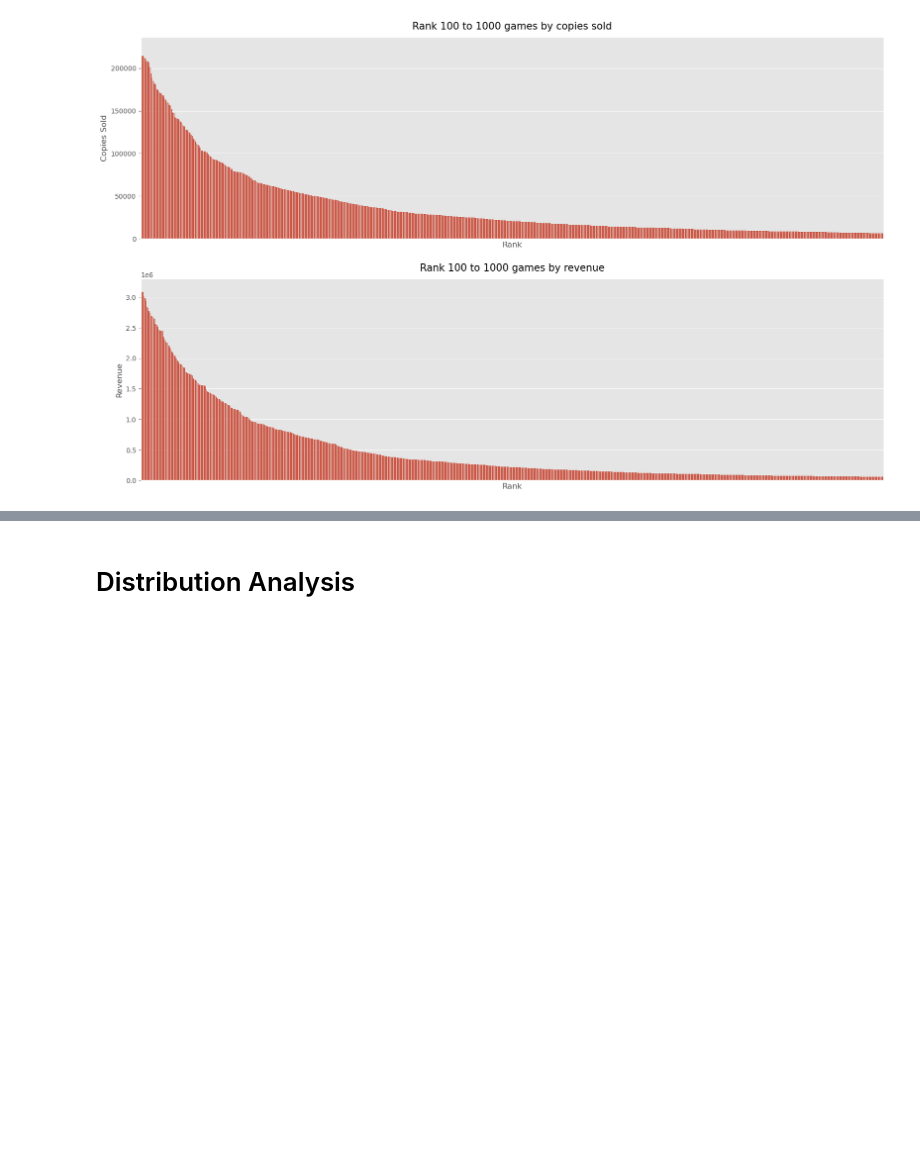
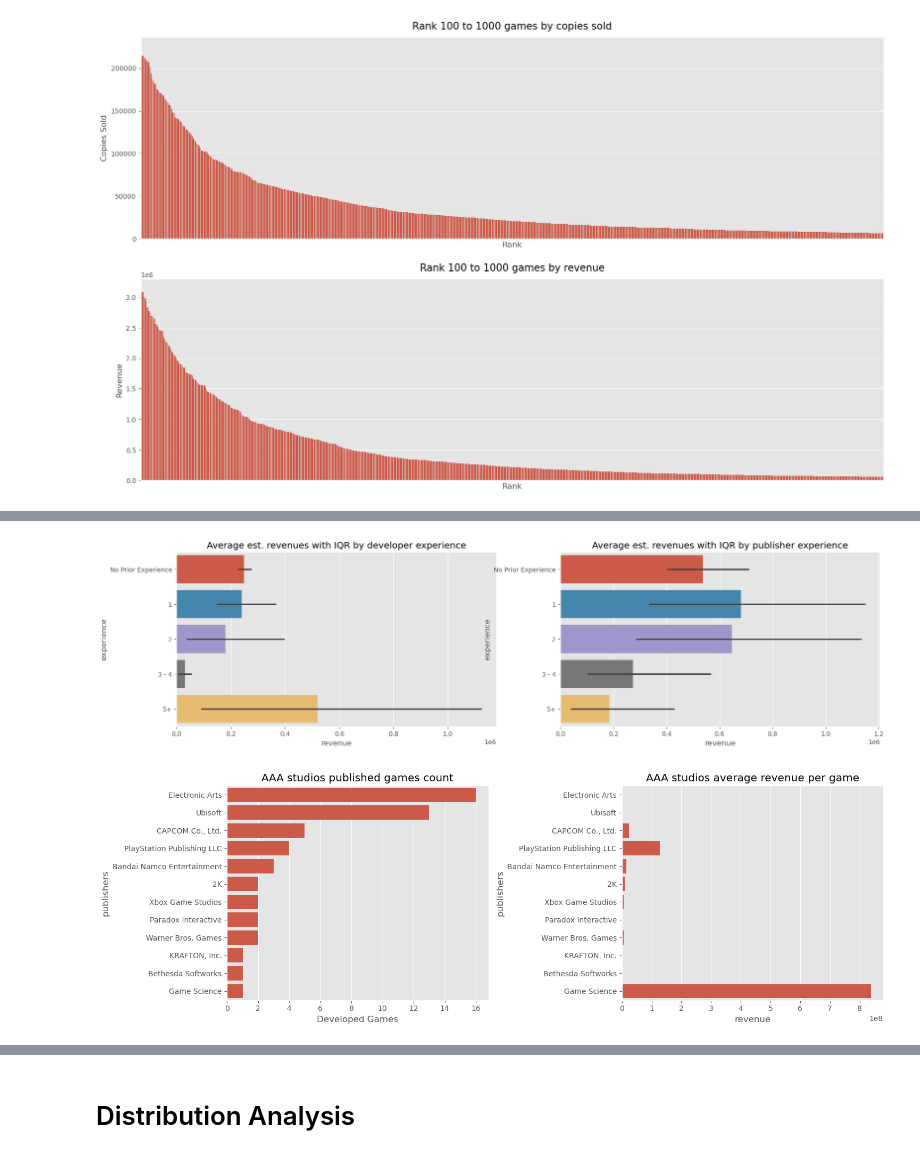
Before and after one commit to DVDMVN/GMDT_PROJ, a Jupyter notebook: exploring_top_1500_steam.ipynb, the cells around one changed output, grey strips where cells are left out. Saved outputs shown, nothing was run; the diff lists cells and outputs as text; code cells hidden in the pictures; blank space fills up the shorter version.

```diff
--- a/exploring_top_1500_steam.ipynb
+++ b/exploring_top_1500_steam.ipynb
@@ -264,0 +300,71 @@ fig = plot_range_copies_sold_and_revenue()
+# %%
+# Encoding a new column called "experience"
+def plot_experience_to_revenue():
+    bins = [0, 1, 2, 3, 5, float('inf')]  # Define the bin edges
+    labels = ['No Prior Experience', '1', '2', '3 - 4', '5+']  # Define the labels for each bin
+
+    # ------------------------------------
+
+    AAA_publisher_counts = top_1500_steam[top_1500_steam['publisher_class'] == "AAA"]['publishers'].value_counts().reset_index(name='Developed Games')
+    AAA_publisher_revenue = top_1500_steam[top_1500_steam['publisher_class'] == "AAA"].groupby('publishers')['revenue'].mean().reset_index()
+    AAA_publisher_summary = pd.merge(AAA_publisher_counts, AAA_publisher_revenue, left_on='publishers', right_on='publishers', how='left')
+    AAA_publisher_counts['experience'] = pd.cut(AAA_publisher_counts['Developed Games'], bins=bins, labels=labels)
+    AAA_publisher_summary = pd.merge(AAA_publisher_counts, AAA_publisher_revenue, left_on='publishers', right_on='publishers', how='left')
+    AAA_publisher_summary.loc[AAA_publisher_summary['revenue'].isna(), 'revenue'] = 0
+    AAA_publisher_summary['publishers'] = AAA_publisher_summary['publishers'].astype(str)
+
+
+    indie_publishers_exploded = top_1500_steam[top_1500_steam['publisher_class'] == "Indie"]['publishers'].str.split(',').explode()
+    indie_publisher_counts = indie_publishers_exploded.groupby(indie_publishers_exploded).size().reset_index(name='Developed Games')
+    indie_publisher_revenue = top_1500_steam[top_1500_steam['publisher_class'] == "Indie"].groupby('publishers')['revenue'].mean().reset_index()
+
+    indie_publisher_counts['experience'] = pd.cut(indie_publisher_counts['Developed Games'], bins=bins, labels=labels)
+    indie_publisher_summary = pd.merge(indie_publisher_counts, indie_publisher_revenue, left_on='publishers', right_on='publishers', how='left')
+    indie_publisher_summary.loc[indie_publisher_summary['revenue'].isna(), 'revenue'] = 0
+    indie_publisher_summary['publishers'] = indie_publisher_summary['publishers'].astype(str)
+
+    # ------------------------------------
+
+    start, stop = (100, 500)
+
+    bins = [0, 1, 2, 3, 5, float('inf')]  # Define the bin edges
+    labels = ['No Prior Experience', '1', '2', '3 - 4', '5+']  # Define the labels for each bin
+
+    developers_exploded = top_1500_steam['developers'].str.split(',').explode()
+    developer_counts = developers_exploded.groupby(developers_exploded).size().reset_index(name='Developed Games')
+    developer_revenue = top_1500_steam.groupby('developers')['revenue'].mean().reset_index()
+    developer_counts['experience'] = pd.cut(developer_counts['Developed Games'], bins=bins, labels=labels)
+    developer_summary = pd.merge(developer_counts, developer_revenue, left_on='developers', right_on='developers', how='left')
+    developer_summary.loc[developer_summary['revenue'].isna(), 'revenue'] = 0
+    developer_summary['developers'] = developer_summary['developers'].astype(str)
+
+    sorted_by_revenue = developer_summary.sort_values(by='revenue', ascending=False)
+    selection = sorted_by_revenue.iloc[start:]
+
+    # ------------------------------------
+
+    # display(selection)
+    # display(indie_publisher_summary)
+    # display(AAA_publisher_summary)
+
+    fig_1, axes = plt.subplots(1, 2, figsize=(20 , 5))
+    axes: list[plt.Axes] = axes.ravel()
+    sns.barplot(data=selection, x='revenue', y='experience', hue='experience', orient='h', ax=axes[0])
+    axes[0].set_title("Average est. revenues with IQR by developer experience")
+
+    sns.barplot(data=indie_publisher_summary, x='revenue', y='experience', hue='experience', orient='h', ax=axes[1])
+    axes[1].set_title("Average est. revenues with IQR by publisher experience")
+
+    fig_2, axes = plt.subplots(1, 2, figsize=(15, 5))
+    sns.barplot(data=AAA_publisher_counts, x='Developed Games', y='publishers', orient='h', ax=axes[0])
+    axes[0].set_title("AAA studios published games count")
+    sns.barplot(data=AAA_publisher_summary, x='revenue', y='publishers', orient='h', ax=axes[1])
+    axes[1].set_title("AAA studios average revenue per game")
+    plt.tight_layout()
+
+    return fig_1, fig_2
+
+fig_1, fig_2 = plot_experience_to_revenue()
+# %% [output]
+[figure, added]
+[figure, added]
```
Also changed, not shown: parts of 26 cells of this notebook, 11 other files.
